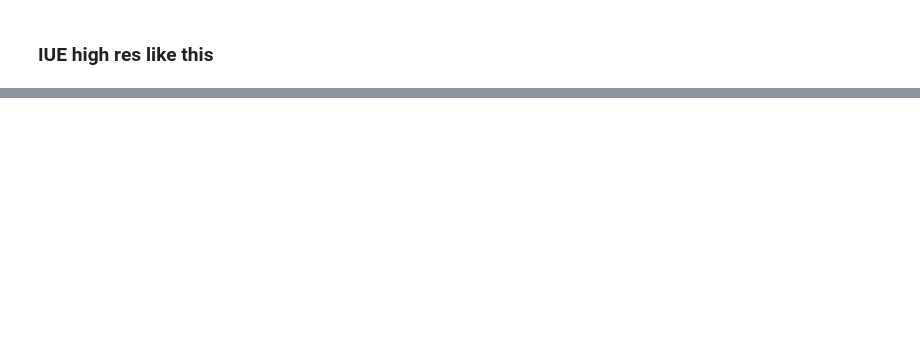
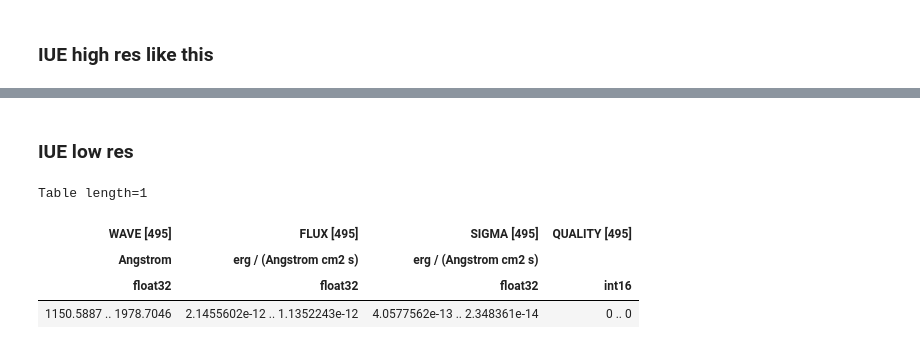
Before and after one commit to drvdputt/dust_fuse_h2, a Jupyter notebook: lyafitting.ipynb, the cells around one changed output, grey strips where cells are left out. Saved outputs shown, nothing was run; the diff lists cells and outputs as text; code cells hidden in the pictures; blank space fills up the shorter version.

```diff
--- a/lyafitting.ipynb
+++ b/lyafitting.ipynb
@@ -139,0 +274,12 @@ plt.plot(allwavs, allflux)
+# %% [markdown]
+### IUE low res
+# %%
+spectrum_file = "/Users/dvandeputte/Projects/FUSE H2/plotting_git/data/BD+52d3210/swp34153mxlo_vo.fits"
+t = Table.read(spectrum_file)
+t
+# %% [output]
+Table length=1
+| WAVE [495] | FLUX [495] | SIGMA [495] | QUALITY [495] |
+| Angstrom | erg / (Angstrom cm2 s) | erg / (Angstrom cm2 s) |  |
+| float32 | float32 | float32 | int16 |
+| 1150.5887 .. 1978.7046 | 2.1455602e-12 .. 1.1352243e-12 | 4.0577562e-13 .. 2.348361e-14 | 0 .. 0 |
```
Also changed, not shown: parts of 11 cells of this notebook, 2 other files.
